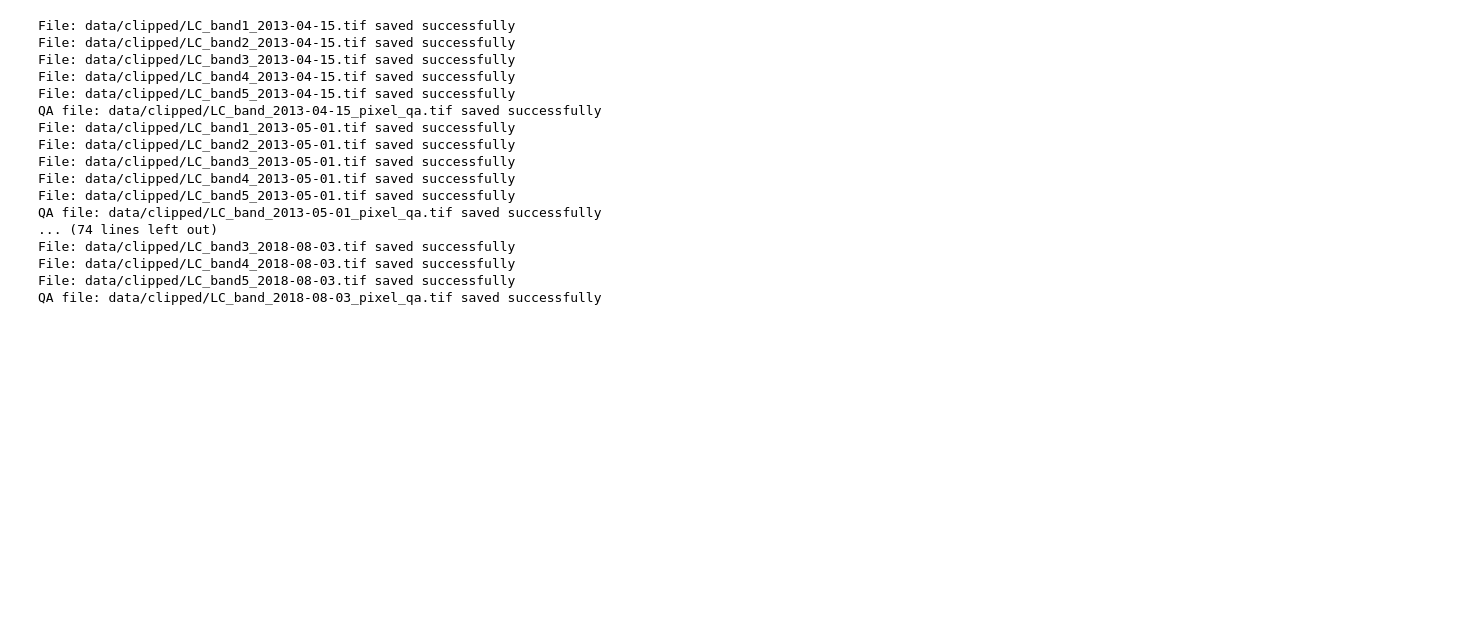
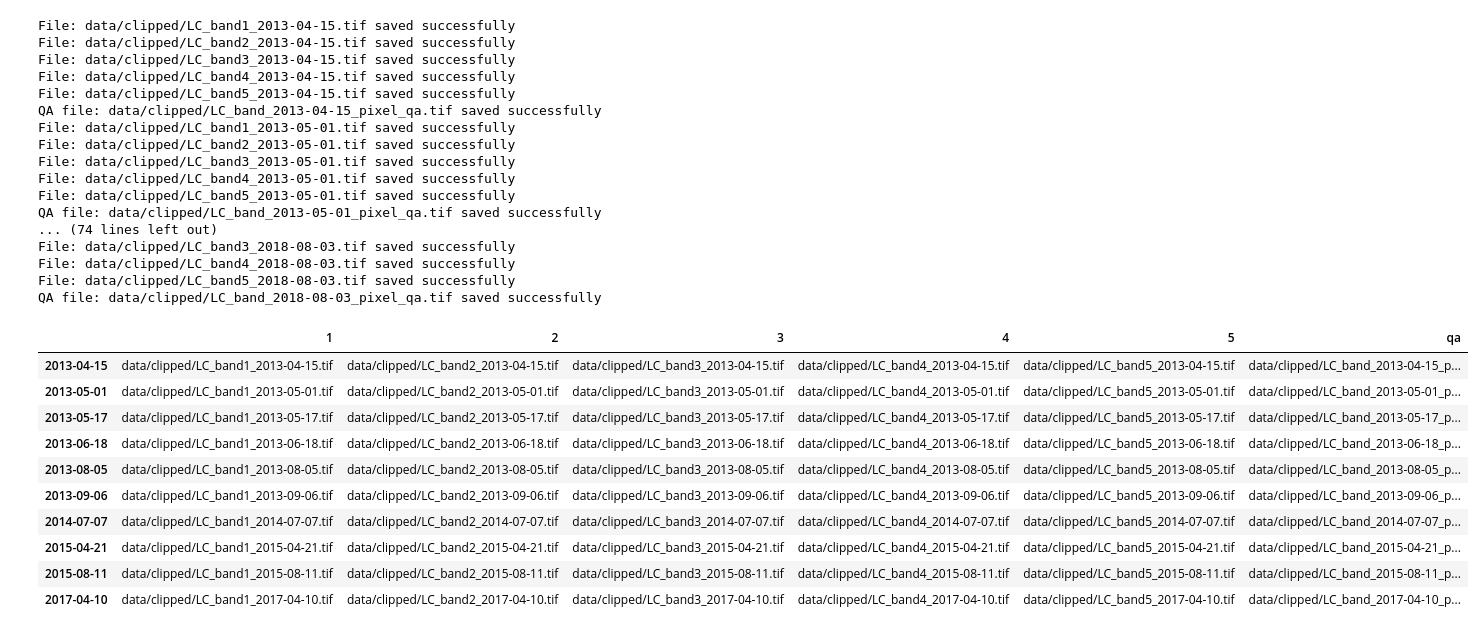
Before and after one commit to feleHaile/projections-clouds-and-Gdansk-Bay, a Jupyter notebook: example_solution.ipynb, the cells around one changed output. Drawn from its saved outputs; the diff is of its cells as text; code cells hidden in the pictures; blank space fills up the shorter version.

```diff
--- a/example_solution.ipynb
+++ b/example_solution.ipynb
@@ -799,4 +805,25 @@ File: data/clipped/LC_band3_2018-08-03.tif saved successfully
 File: data/clipped/LC_band4_2018-08-03.tif saved successfully
 File: data/clipped/LC_band5_2018-08-03.tif saved successfully
 QA file: data/clipped/LC_band_2018-08-03_pixel_qa.tif saved successfully
+# %%
+# h) Prepare DataFrame with all of these values. Use method:
+# Use method pandas.DataFrame.from_dict(dictonary, orient='index', columns = [1, 2, 3, 4, 5, 'qa'])
+
+bands_df = pd.DataFrame.from_dict(geo_dict[0], orient='index', columns=[1, 2, 3, 4, 5, 'qa'])
+# %%
+# i) Show the first ten records of this dataframe
+
+bands_df.head(10)
+# %% [output]
+|  | 1 | 2 | 3 | 4 | 5 | qa |
+| 2013-04-15 | data/clipped/LC_band1_2013-04-15.tif | data/clipped/LC_band2_2013-04-15.tif | data/clipped/LC_band3_2013-04-15.tif | data/clipped/LC_band4_2013-04-15.tif | data/clipped/LC_band5_2013-04-15.tif | data/clipped/LC_band_2013-04-15_p... |
+| 2013-05-01 | data/clipped/LC_band1_2013-05-01.tif | data/clipped/LC_band2_2013-05-01.tif | data/clipped/LC_band3_2013-05-01.tif | data/clipped/LC_band4_2013-05-01.tif | data/clipped/LC_band5_2013-05-01.tif | data/clipped/LC_band_2013-05-01_p... |
+| 2013-05-17 | data/clipped/LC_band1_2013-05-17.tif | data/clipped/LC_band2_2013-05-17.tif | data/clipped/LC_band3_2013-05-17.tif | data/clipped/LC_band4_2013-05-17.tif | data/clipped/LC_band5_2013-05-17.tif | data/clipped/LC_band_2013-05-17_p... |
+| 2013-06-18 | data/clipped/LC_band1_2013-06-18.tif | data/clipped/LC_band2_2013-06-18.tif | data/clipped/LC_band3_2013-06-18.tif | data/clipped/LC_band4_2013-06-18.tif | data/clipped/LC_band5_2013-06-18.tif | data/clipped/LC_band_2013-06-18_p... |
+| 2013-08-05 | data/clipped/LC_band1_2013-08-05.tif | data/clipped/LC_band2_2013-08-05.tif | data/clipped/LC_band3_2013-08-05.tif | data/clipped/LC_band4_2013-08-05.tif | data/clipped/LC_band5_2013-08-05.tif | data/clipped/LC_band_2013-08-05_p... |
+| 2013-09-06 | data/clipped/LC_band1_2013-09-06.tif | data/clipped/LC_band2_2013-09-06.tif | data/clipped/LC_band3_2013-09-06.tif | data/clipped/LC_band4_2013-09-06.tif | data/clipped/LC_band5_2013-09-06.tif | data/clipped/LC_band_2013-09-06_p... |
+| 2014-07-07 | data/clipped/LC_band1_2014-07-07.tif | data/clipped/LC_band2_2014-07-07.tif | data/clipped/LC_band3_2014-07-07.tif | data/clipped/LC_band4_2014-07-07.tif | data/clipped/LC_band5_2014-07-07.tif | data/clipped/LC_band_2014-07-07_p... |
+| 2015-04-21 | data/clipped/LC_band1_2015-04-21.tif | data/clipped/LC_band2_2015-04-21.tif | data/clipped/LC_band3_2015-04-21.tif | data/clipped/LC_band4_2015-04-21.tif | data/clipped/LC_band5_2015-04-21.tif | data/clipped/LC_band_2015-04-21_p... |
+| 2015-08-11 | data/clipped/LC_band1_2015-08-11.tif | data/clipped/LC_band2_2015-08-11.tif | data/clipped/LC_band3_2015-08-11.tif | data/clipped/LC_band4_2015-08-11.tif | data/clipped/LC_band5_2015-08-11.tif | data/clipped/LC_band_2015-08-11_p... |
+| 2017-04-10 | data/clipped/LC_band1_2017-04-10.tif | data/clipped/LC_band2_2017-04-10.tif | data/clipped/LC_band3_2017-04-10.tif | data/clipped/LC_band4_2017-04-10.tif | data/clipped/LC_band5_2017-04-10.tif | data/clipped/LC_band_2017-04-10_p... |
 # %%
```
Also changed, not shown: parts of 10 cells of this notebook.
